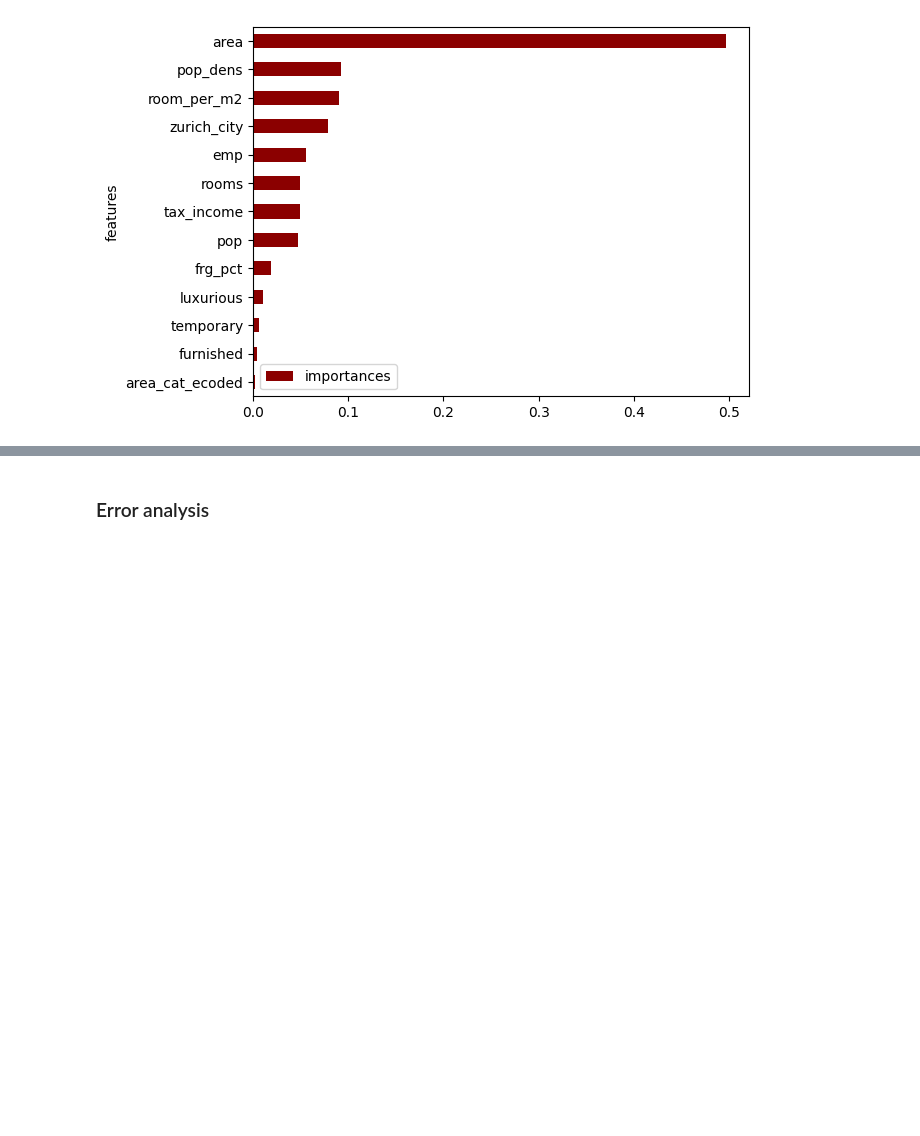
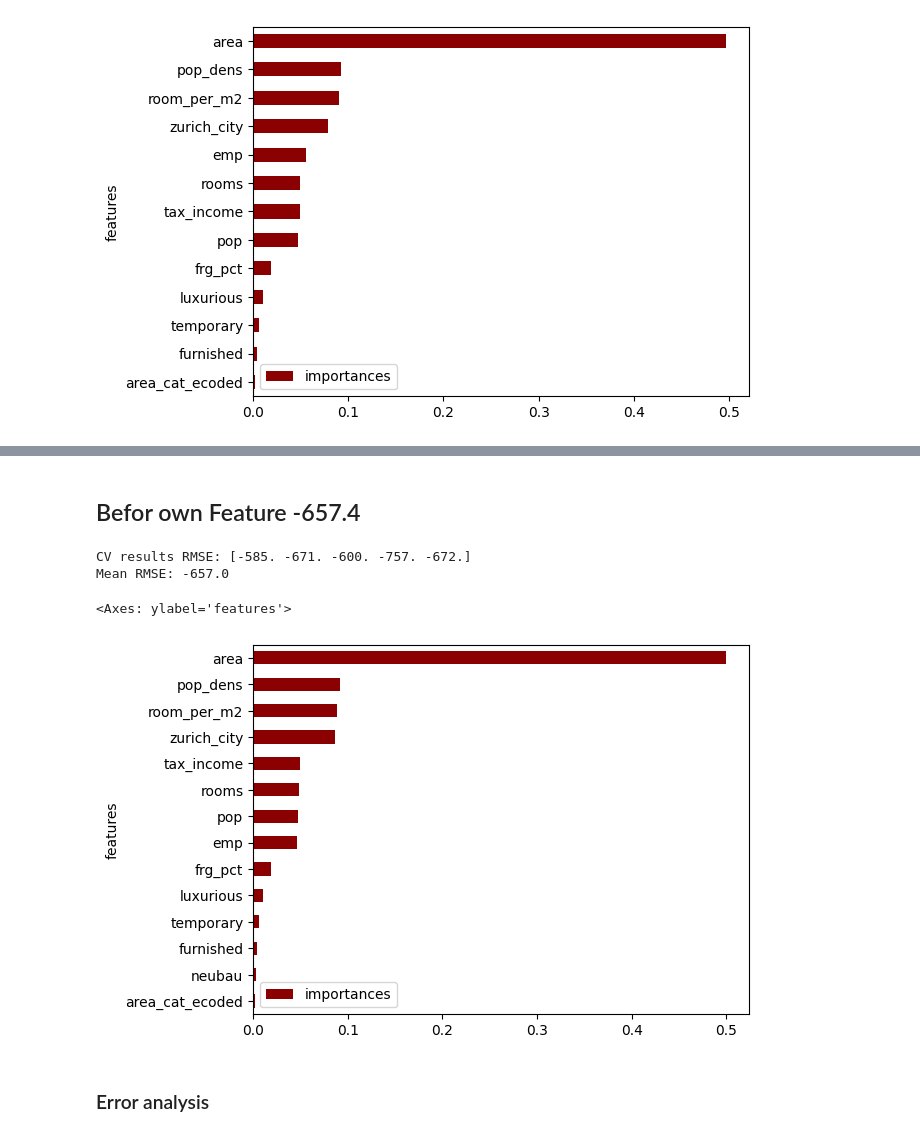
Before and after one commit to kaisest1/ai-applications-fs25, a Jupyter notebook: week2/feature_engineering.ipynb, the cells around one changed output, grey strips where cells are left out. Cells and saved outputs as stored; diff of their text form; code cells hidden in the pictures; blank space fills up the shorter version.

```diff
--- a/week2/feature_engineering.ipynb
+++ b/week2/feature_engineering.ipynb
@@ -459,0 +474,9 @@ df_fi.plot(kind='barh',
+# %%
+# Erstellen einer binären Variable 'neubau', die 1 ist, wenn 'Neubau' in description_raw vorkommt, sonst 0
+df['neubau'] = df['description_raw'].str.contains('Neubau', case=False, na=False).astype(int)
+
+# Anzahl der Neubau-Wohnungen ausgeben
+print('Anzahl der Neubau-Wohnungen:', df['neubau'].sum())
+
+# Beispielhafte Ausgabe der ersten Zeilen
+df[['description_raw', 'neubau']].head(20)
@@ -460,3 +504,35 @@ df_fi.plot(kind='barh',
+# %% [markdown]
+## Befor own Feature -657.4
+# %%
+features = ['rooms', 'area', 'pop', 'pop_dens', 'frg_pct', 'emp', 'tax_income', 'room_per_m2', 'luxurious', 'temporary', 'furnished', 'area_cat_ecoded', 'zurich_city', 'neubau']
+model_performance(features, df)
+# %% [output]
+CV results RMSE: [-585. -671. -600. -757. -672.]
+Mean RMSE: -657.0
+# %%
+# train random_forest_model = RandomForestRegressor()
+random_forest_model = RandomForestRegressor(random_state=42)
+
+# Fit the model
+random_forest_model.fit(df[features], df.price)
+
+cols = random_forest_model.feature_names_in_
+
+# Derive feature importance from random forest
+importances = random_forest_model.feature_importances_
+std         = np.std([tree.feature_importances_ for tree in random_forest_model.estimators_], axis=0)
+indices     = np.argsort(importances)[::-1]
+
+# Barplot with feature importance
+df_fi = pd.DataFrame({'features':cols,'importances': importances})
+df_fi.sort_values('importances', inplace=True)
+df_fi.plot(kind='barh',
+           y='importances',
+           x='features',
+           color='darkred')
+# %% [output]
+<Axes: ylabel='features'>
+[figure, added]
 # %% [markdown]
 ### Error analysis
 # %%
```
Also changed, not shown: parts of 10 cells of this notebook, 12 other files.
